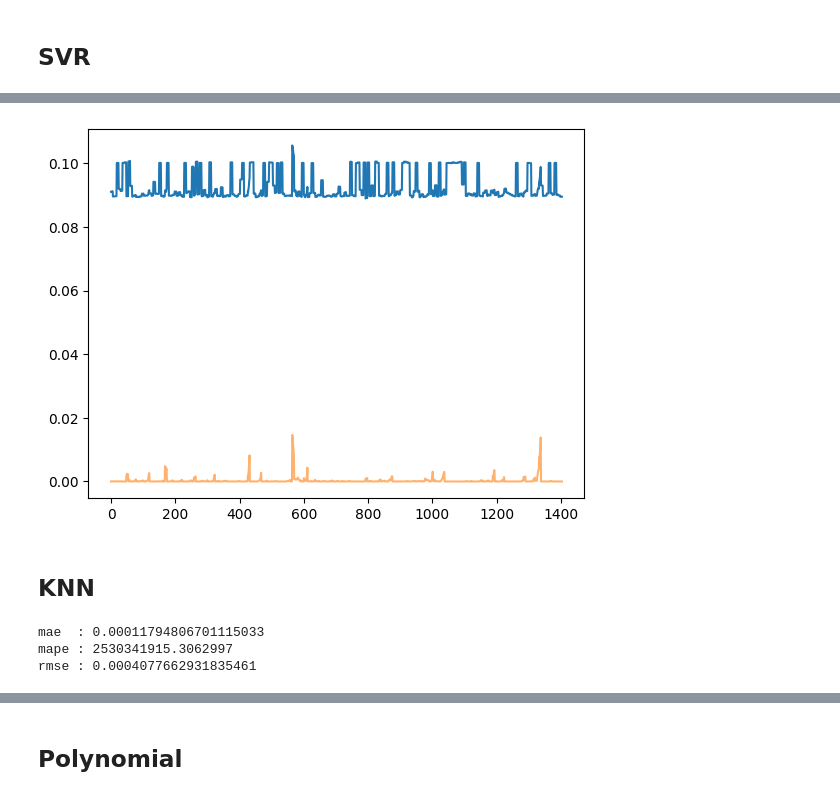
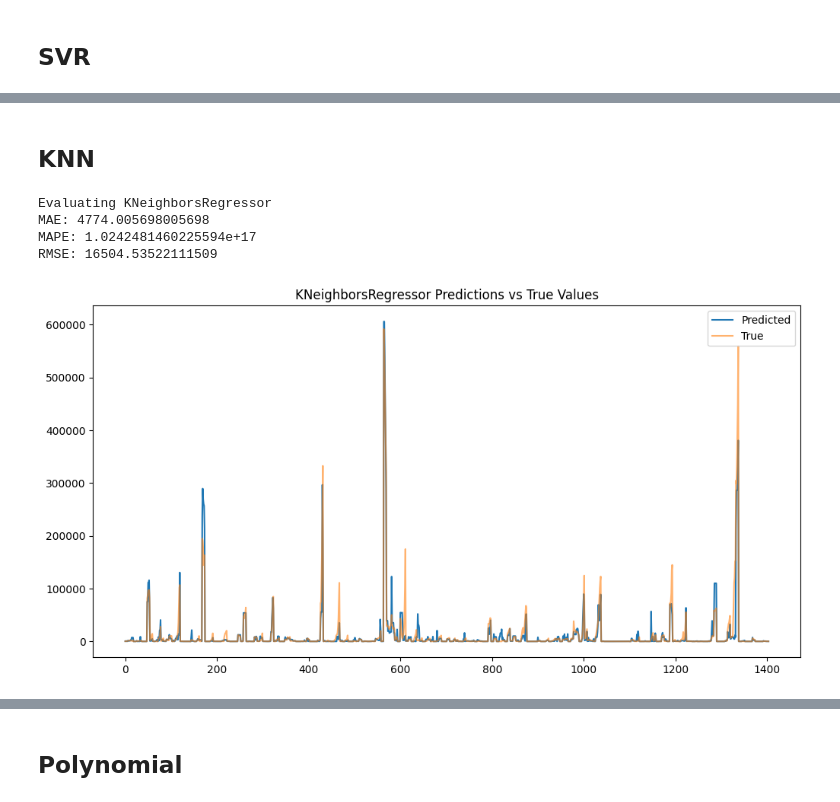
Before and after one commit to MAKEgroup/Covid_19_Propagation, a Jupyter notebook: Project/ML_Modeling.ipynb, the cells around one changed output, grey strips where cells are left out. Cells and saved outputs as stored; diff of their text form; code cells hidden in the pictures.

```diff
--- a/Project/ML_Modeling.ipynb
+++ b/Project/ML_Modeling.ipynb
@@ -241,9 +206,2 @@ tweedie of SVR(C=100, coef0=1, gamma='auto', kernel='poly'): -150.7551249126501
-# %%
-plt.plot(np.arange(len(y_pred)) , y_pred)
-plt.plot(np.arange(len(y_pred)) , y_te , alpha = .6)
-
-plt.show()
-# %% [output]
-[figure, removed]
 # %% [markdown]
 ## KNN
@@ -250,19 +210,10 @@ plt.show()
 # %%
-from sklearn.neighbors import KNeighborsRegressor
-neigh = KNeighborsRegressor(n_neighbors=2 , p = 2)
-neigh.fit(X_tr, y_tr)
-y_pred = neigh.predict(X_te)
-
-mae = mean_absolute_error(y_te , y_pred)
-mape = mean_absolute_percentage_error(y_te , y_pred)
-rmse = root_mean_squared_error(y_te , y_pred)
-#tweedie = d2_tweedie_score(y_te , y_pred , power=1)
-
-print(f"mae  :" , mae)
-print(f"mape :" , mape)
-print(f"rmse :" , rmse)
-#print(f"tweedie power 1 :" , tweedie)
+# Train and evaluate KNeighborsRegressor model
+neigh = KNeighborsRegressor(n_neighbors=2, p=2)
+evaluate_model(neigh, X_tr, y_tr, X_te, y_te, min_max_scaler_Y, model_name="KNeighborsRegressor")
 # %% [output]
-mae  : 0.00011794806701115033
-mape : 2530341915.3062997
-rmse : 0.0004077662931835461
+Evaluating KNeighborsRegressor
+MAE: 4774.005698005698
+MAPE: 1.0242481460225594e+17
+RMSE: 16504.53522111509
+[figure, added]
```
Also changed, not shown: parts of 33 cells of this notebook.
